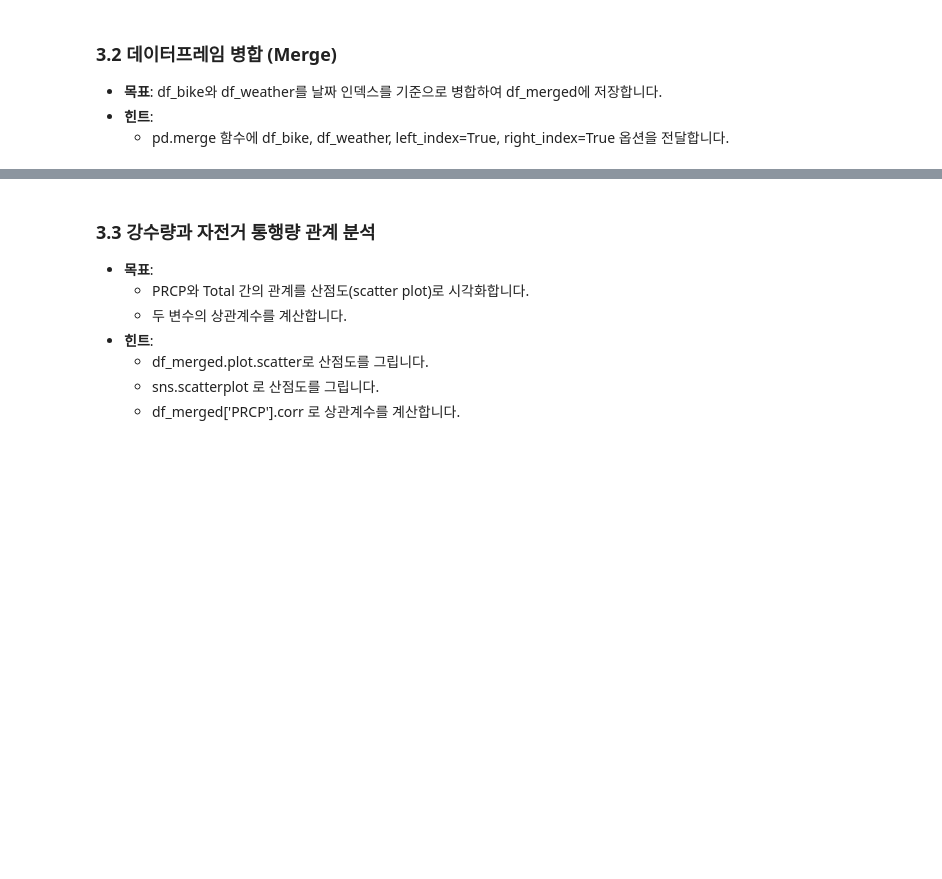
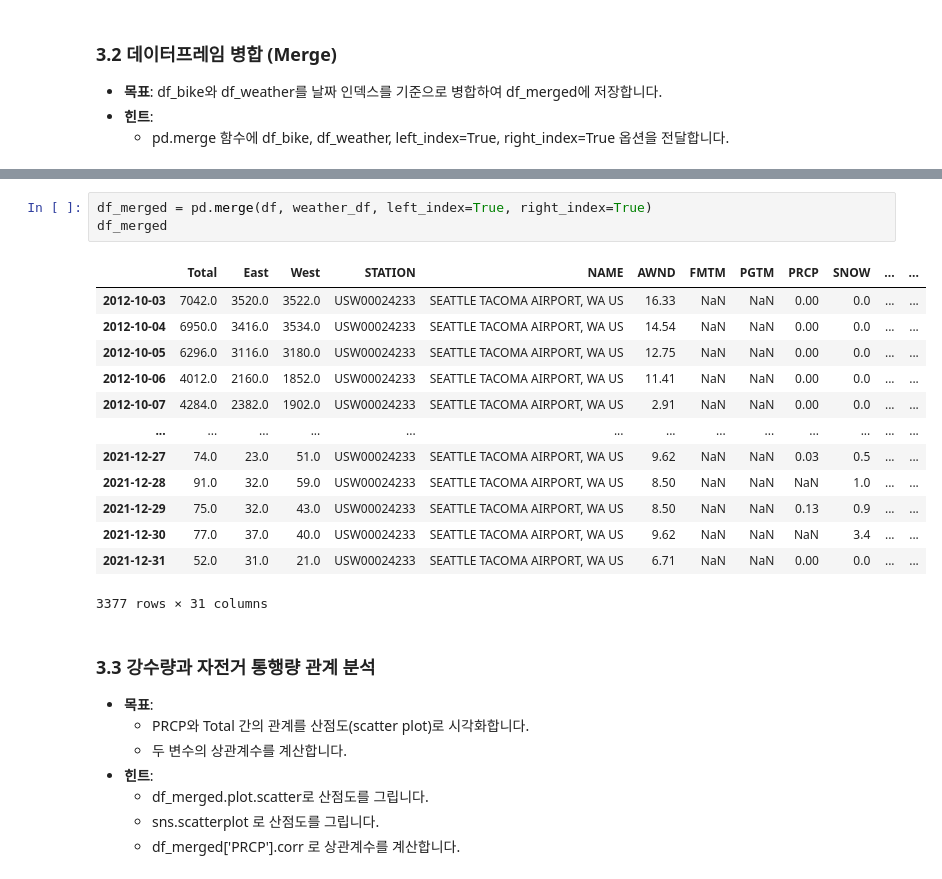
Before and after one commit to heeaayoon/pythonData, a Jupyter notebook: P_kim/3-3. 판다스실습과제_Fremont_Bridge_pandas.ipynb, the cells around one changed output, grey strips where cells are left out. Saved outputs shown, nothing was run; the diff lists cells and outputs as text; blank space fills up the shorter version.

```diff
--- a/P_kim/3-3. 판다스실습과제_Fremont_Bridge_pandas.ipynb
+++ b/P_kim/3-3. 판다스실습과제_Fremont_Bridge_pandas.ipynb
@@ -331,3 +385,20 @@ memory usage: 827.8+ KB
+# %%
+df_merged = pd.merge(df, weather_df, left_index=True, right_index=True)
+df_merged
+# %% [output]
+|  | Total | East | West | STATION | NAME | AWND | FMTM | PGTM | PRCP | SNOW | ... | ... |
+| 2012-10-03 | 7042.0 | 3520.0 | 3522.0 | USW00024233 | SEATTLE TACOMA AIRPORT, WA US | 16.33 | NaN | NaN | 0.00 | 0.0 | ... | ... |
+| 2012-10-04 | 6950.0 | 3416.0 | 3534.0 | USW00024233 | SEATTLE TACOMA AIRPORT, WA US | 14.54 | NaN | NaN | 0.00 | 0.0 | ... | ... |
+| 2012-10-05 | 6296.0 | 3116.0 | 3180.0 | USW00024233 | SEATTLE TACOMA AIRPORT, WA US | 12.75 | NaN | NaN | 0.00 | 0.0 | ... | ... |
+| 2012-10-06 | 4012.0 | 2160.0 | 1852.0 | USW00024233 | SEATTLE TACOMA AIRPORT, WA US | 11.41 | NaN | NaN | 0.00 | 0.0 | ... | ... |
+| 2012-10-07 | 4284.0 | 2382.0 | 1902.0 | USW00024233 | SEATTLE TACOMA AIRPORT, WA US | 2.91 | NaN | NaN | 0.00 | 0.0 | ... | ... |
+| ... | ... | ... | ... | ... | ... | ... | ... | ... | ... | ... | ... | ... |
+| 2021-12-27 | 74.0 | 23.0 | 51.0 | USW00024233 | SEATTLE TACOMA AIRPORT, WA US | 9.62 | NaN | NaN | 0.03 | 0.5 | ... | ... |
+| 2021-12-28 | 91.0 | 32.0 | 59.0 | USW00024233 | SEATTLE TACOMA AIRPORT, WA US | 8.50 | NaN | NaN | NaN | 1.0 | ... | ... |
+| 2021-12-29 | 75.0 | 32.0 | 43.0 | USW00024233 | SEATTLE TACOMA AIRPORT, WA US | 8.50 | NaN | NaN | 0.13 | 0.9 | ... | ... |
+| 2021-12-30 | 77.0 | 37.0 | 40.0 | USW00024233 | SEATTLE TACOMA AIRPORT, WA US | 9.62 | NaN | NaN | NaN | 3.4 | ... | ... |
+| 2021-12-31 | 52.0 | 31.0 | 21.0 | USW00024233 | SEATTLE TACOMA AIRPORT, WA US | 6.71 | NaN | NaN | 0.00 | 0.0 | ... | ... |
+3377 rows × 31 columns
 # %% [markdown]
 ### 3.3 강수량과 자전거 통행량 관계 분석
 
```
Also changed, not shown: parts of 9 cells of this notebook, 4 other files.
